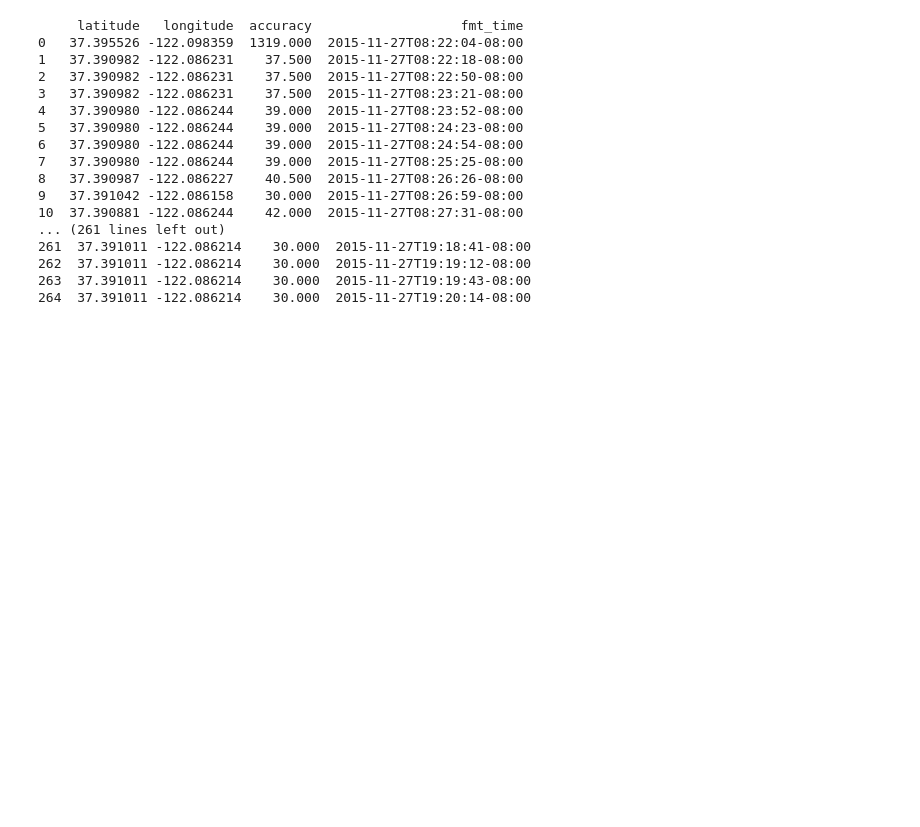
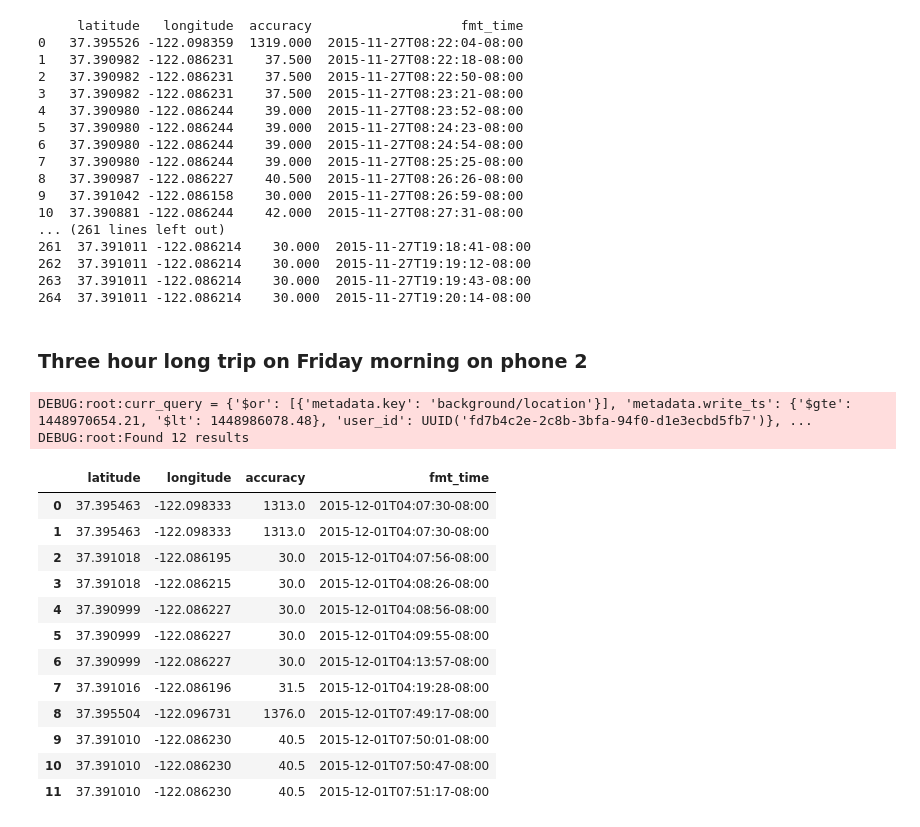
Before and after one commit to yw374cornell/data-collection-eval, a Jupyter notebook: analysis_dec_2015/Investigate passive mode geofence exits.ipynb, the cells around one changed output. Cells and saved outputs as stored; diff of their text form; code cells hidden in the pictures; blank space fills up the shorter version.

```diff
--- a/analysis_dec_2015/Investigate passive mode.ipynb
+++ b/analysis_dec_2015/Investigate passive mode geofence exits.ipynb
@@ -282,3 +282,26 @@ for idx, row in curr_trans_df.iterrows():
 262  37.391011 -122.086214    30.000  2015-11-27T19:19:12-08:00
 263  37.391011 -122.086214    30.000  2015-11-27T19:19:43-08:00
 264  37.391011 -122.086214    30.000  2015-11-27T19:20:14-08:00
+# %% [markdown]
+### Three hour long trip on Friday morning on phone 2
+# %%
+points = android_ts_list[1].get_data_df("background/location", enua.UserCache.TimeQuery("write_ts", 1448971654.21 - 1000, 1448985078.48 + 1000))
+# %% [output]
+DEBUG:root:curr_query = {'$or': [{'metadata.key': 'background/location'}], 'metadata.write_ts': {'$gte': 1448970654.21, '$lt': 1448986078.48}, 'user_id': UUID('fd7b4c2e-2c8b-3bfa-94f0-d1e3ecbd5fb7')}, ...
+DEBUG:root:Found 12 results
+# %%
+points[["latitude", "longitude", "accuracy", "fmt_time"]]
+# %% [output]
+|  | latitude | longitude | accuracy | fmt_time |
+| 0 | 37.395463 | -122.098333 | 1313.0 | 2015-12-01T04:07:30-08:00 |
+| 1 | 37.395463 | -122.098333 | 1313.0 | 2015-12-01T04:07:30-08:00 |
+| 2 | 37.391018 | -122.086195 | 30.0 | 2015-12-01T04:07:56-08:00 |
+| 3 | 37.391018 | -122.086215 | 30.0 | 2015-12-01T04:08:26-08:00 |
+| 4 | 37.390999 | -122.086227 | 30.0 | 2015-12-01T04:08:56-08:00 |
+| 5 | 37.390999 | -122.086227 | 30.0 | 2015-12-01T04:09:55-08:00 |
+| 6 | 37.390999 | -122.086227 | 30.0 | 2015-12-01T04:13:57-08:00 |
+| 7 | 37.391016 | -122.086196 | 31.5 | 2015-12-01T04:19:28-08:00 |
+| 8 | 37.395504 | -122.096731 | 1376.0 | 2015-12-01T07:49:17-08:00 |
+| 9 | 37.391010 | -122.086230 | 40.5 | 2015-12-01T07:50:01-08:00 |
+| 10 | 37.391010 | -122.086230 | 40.5 | 2015-12-01T07:50:47-08:00 |
+| 11 | 37.391010 | -122.086230 | 40.5 | 2015-12-01T07:51:17-08:00 |
```
Also changed, not shown: 3 other files.
